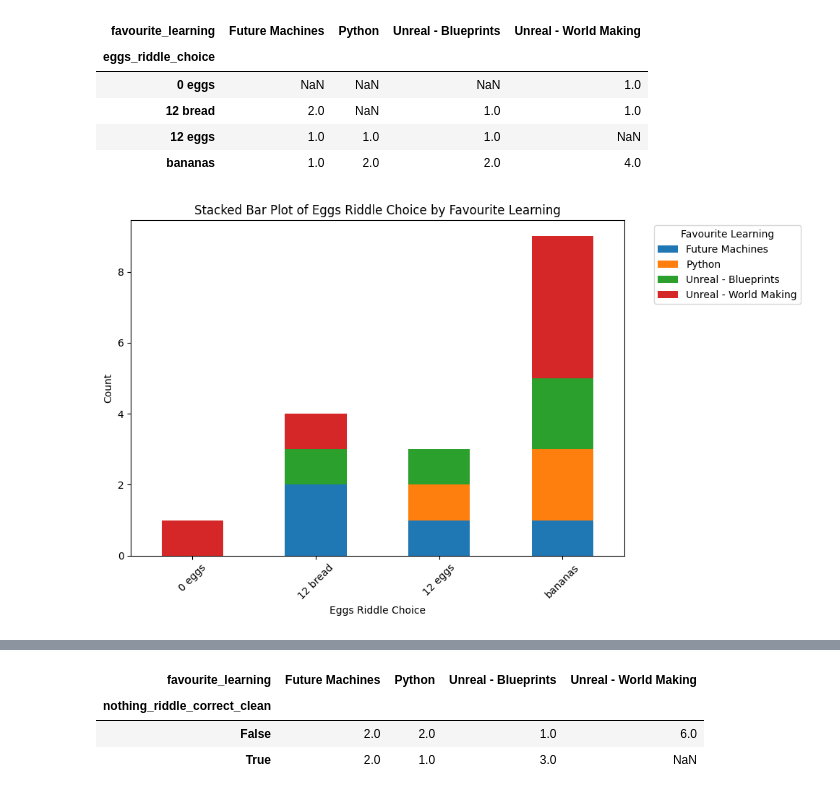
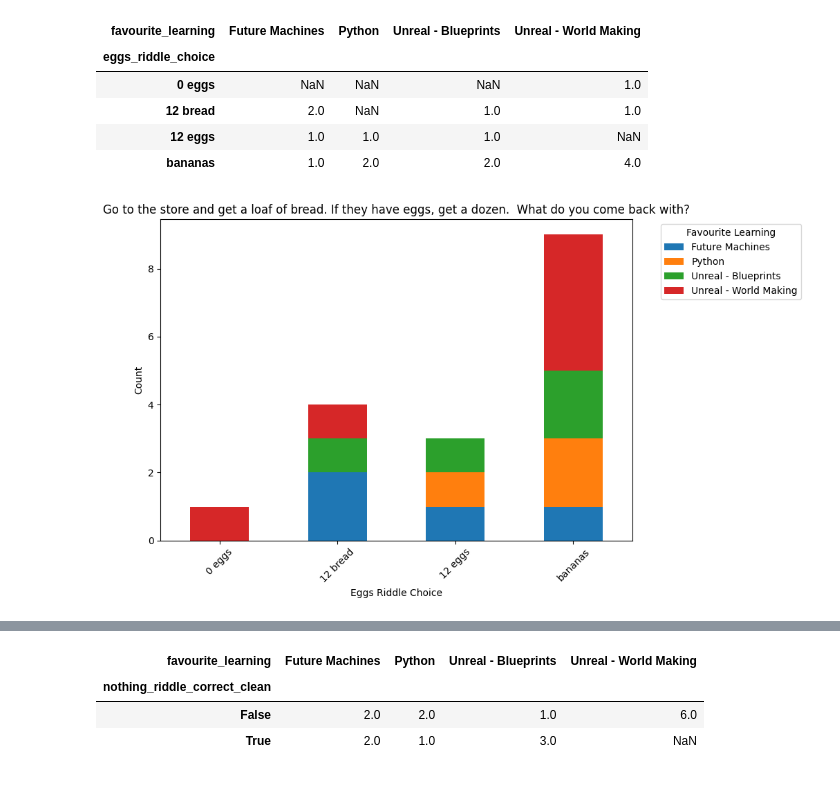
Before and after one commit to proud-p/cta_coding_assignments, a Jupyter notebook: data_among_us/avika_data_amongst_us.ipynb, the cells around one changed output, grey strips where cells are left out. Saved outputs shown, nothing was run; the diff lists cells and outputs as text; code cells hidden in the pictures.

Commit message:
added more graphs data amongst us

```diff
--- a/data_among_us/avika_data_amongst_us.ipynb
+++ b/data_among_us/avika_data_amongst_us.ipynb
@@ -90,7 +90,7 @@ df.head()
 # Cleaning country column
 def clean_country(x):
     y= x.lower()
-    if ('england' in y) or ('london' in y):
+    if ('england' in y):
         y = 'uk'
 
     return y
@@ -257,0 +254,17 @@ NameError: name 'df_colours_apart' is not defined
+# %%
+# More 'artistic' people are more likely to recognise other things as faces
+
+
+face_columns =['rate_face_leaf','rate_face_dots','rate_face_cloud','rate_face_building']
+thing_name = ['Leaf','Dots','Cloud','Building']
+
+df['sum_faces'] = df[face_columns].sum(axis=1)
+
+
+
+# Create a boxplot for each face rating and learning preference
+plt.figure(figsize=(10, 6))
+sns.violinplot(x='favourite_learning', y='sum_faces', data=df,palette='bright',hue='favourite_learning')
+plt.title(f'Summed Face Rating by Learning Preference')
+plt.xticks(rotation=45)  # Rotate the x-axis labelrs for readability
+plt.show()
@@ -316,14 +331,14 @@ df_pivot
 # %%
 # Re-plotting the stacked bar graph
 df_pivot.plot(kind='bar', stacked=True, figsize=(10, 6))
 
-plt.title("Stacked Bar Plot of Eggs Riddle Choice by Favourite Learning")
+plt.title('Go to the store and get a loaf of bread. If they have eggs, get a dozen.  What do you come back with?')
 plt.xlabel("Eggs Riddle Choice")
 plt.ylabel("Count")
 plt.xticks(rotation=45)
 plt.legend(title="Favourite Learning", bbox_to_anchor=(1.05, 1), loc='upper left')
 
 plt.tight_layout()
 plt.show()
 # %% [output]
-[figure, old version]
+[figure, new version]
```
Also changed, not shown: parts of 5 cells of this notebook, 1 other file.
